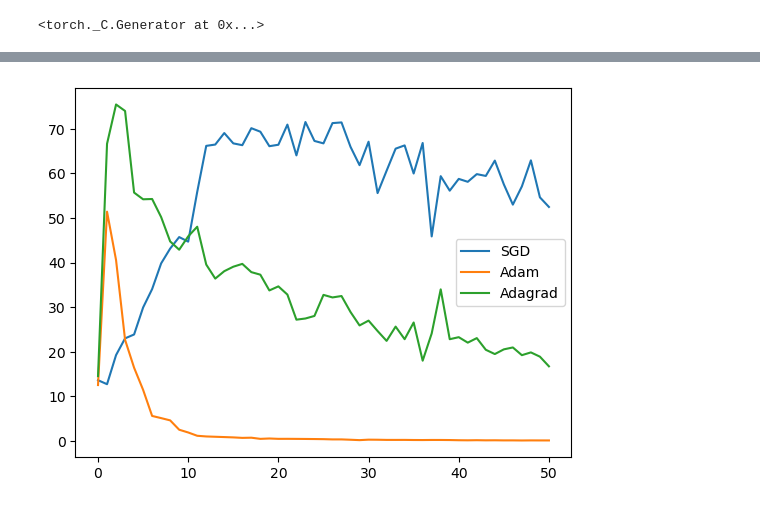
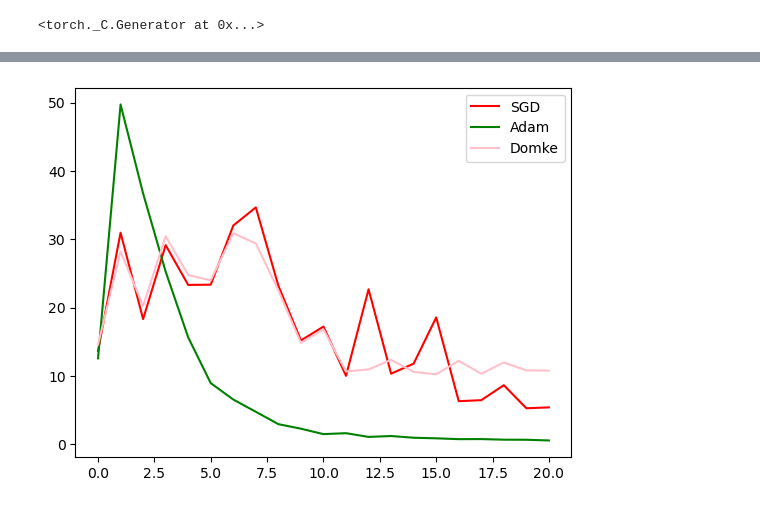
Before and after one commit to Aarsh-Wankar/DeepHessian, a Jupyter notebook: hessian_eig_opt.ipynb, the cells around one changed output, grey strips where cells are left out. Saved outputs shown, nothing was run; the diff lists cells and outputs as text; code cells hidden in the pictures.

```diff
--- a/hessian_eig_opt.ipynb
+++ b/hessian_eig_opt.ipynb
@@ -102,10 +102,10 @@ model_SGD = Net().to(device)
 model_Adam = copy.deepcopy(model_SGD)
 model_Domke = copy.deepcopy(model_SGD)
 criterion = nn.CrossEntropyLoss()
-optimizer_SGD = torch.optim.SGD(model_SGD.parameters(), lr=1e-2)
+optimizer_SGD = torch.optim.SGD(model_SGD.parameters(), lr=1)
 optimizer_Adam = torch.optim.Adam(model_Adam.parameters(), lr=1e-2)
 # Optimizer for using dominant k eigenvalues of the hessian as a preconditioner.
-optimizer_Domke = torch.optim.Adagrad(model_Domke.parameters(), lr=1e-2)
+optimizer_Domke = torch.optim.SGD(model_Domke.parameters(), lr=1)
 # %%
 # Training
 train_losses_SGD = []
@@ -114,7 +114,7 @@ train_losses_Domke = []
 traces_SGD = []
 traces_Adam = []
 traces_Domke = []
-epochs = 50
+epochs = 20
 hessian_sgd = hessian(model_SGD, criterion, dataloader=hessian_loader, cuda=cuda)
 hessian_adam = hessian(model_Adam, criterion, dataloader=hessian_loader, cuda=cuda)
 hessian_domke = hessian(model_Domke, criterion, dataloader=hessian_loader, cuda=cuda)
@@ -125,6 +125,7 @@ for epoch in range(epochs):
     model_SGD.train()
     model_Adam.train()
     model_Domke.train()
+
     for i, (x_batch, y_batch) in enumerate(dataloader):
         x_batch, y_batch = x_batch.to(device), y_batch.to(device)
         optimizer_SGD.zero_grad()
@@ -144,23 +145,23 @@ for epoch in range(epochs):
         loss_Domke.backward()
         optimizer_SGD.step()
         optimizer_Adam.step()
+        if epoch > 10:
+            with torch.enable_grad():
+                x_batch.requires_grad_(True)
+                hess = hessian(model_Domke, criterion, data=(x_batch, y_batch), cuda=cuda)
+                eigvals, eigvecs = hess.eigenvalues(top_n=8)
+                # Update each parameter's gradient using the eigenvalue preconditioner
+                for param in model_Domke.parameters():
+                    if param.grad is not None:
+                        grad = param.grad.view(-1)
+                        precond_grad = torch.zeros_like(grad)
+                        for i, vec in enumerate(eigvecs):
+                            vec_flat = vec.view(-1)
+                            # Avoid division by zero if any eigenvalue is very small
+                            inv_eig = 1.0 / (eigvals[i] + 1e-12)
+                            precond_grad += inv_eig * torch.dot(vec_flat, grad) * vec_flat
+                        param.grad.copy_(precond_grad.view_as(param.grad))
         optimizer_Domke.step()
-        # with torch.enable_grad():
-        #     x_batch.requires_grad_(True)
-        #     hess = hessian(model_Domke, criterion, data=(x_batch, y_batch), cuda=cuda)
-        #     eigvals, eigvecs = hess.eigenvalues(top_n=10)
-        #     # Update each parameter's gradient using the eigenvalue preconditioner
-        #     for param in model_Domke.parameters():
-        #         if param.grad is not None:
-        #             grad = param.grad.view(-1)
-        #             precond_grad = torch.zeros_like(grad)
-        #             for i, vec in enumerate(eigvecs):
-        #                 vec_flat = vec.view(-1)
-        #                 # Avoid division by zero if any eigenvalue is very small
-        #                 inv_eig = 1.0 / (eigvals[i] + 1e-12)
-        #                 precond_grad += inv_eig * torch.dot(vec_flat, grad) * vec_flat
-        #             param.grad.copy_(precond_grad.view_as(param.grad))
-        #     optimizer_Domke.step()
         print(f"Epoch {epoch+1}/{epochs}, Batch {i+1}/{len(dataloader)}, Loss_SGD: {loss_SGD.item()}, Loss_Adam: {loss_Adam.item()}, Loss_Domke: {loss_Domke.item()}")
     print(f"Epoch {epoch+1}/{epochs}, Loss_SGD: {loss_SGD.item()}, Loss_Adam: {loss_Adam.item()}, Loss_Domke: {loss_Domke.item()}")
     hessian_sgd = hessian(model_SGD, criterion, dataloader=hessian_loader, cuda=cuda)
@@ -221,8 +222,8 @@ plt.show()
 # %%
-plt.plot(traces_SGD, label='SGD')
-plt.plot(traces_Adam, label='Adam')
-plt.plot(traces_Domke, label='Adagrad')
+plt.plot(traces_SGD, label='SGD', c="r")
+plt.plot(traces_Adam, label='Adam', c="g")
+plt.plot(traces_Domke, label='Domke', c="pink")
 plt.legend()
 plt.show()
 # %% [output]
-[figure, old version]
+[figure, new version]
```
Also changed, not shown: parts of 3 cells of this notebook, 2 other files.
